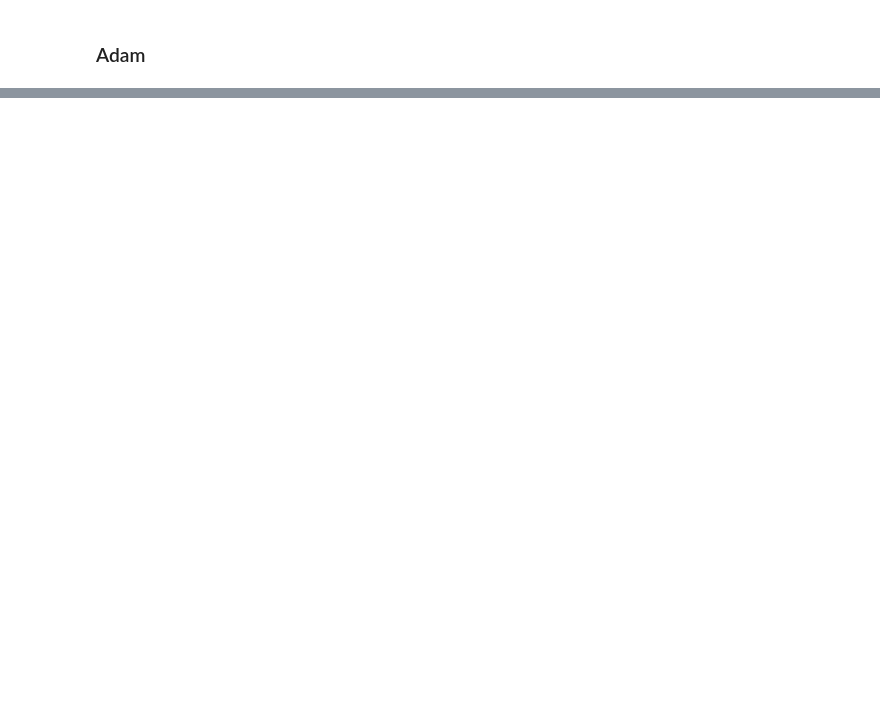
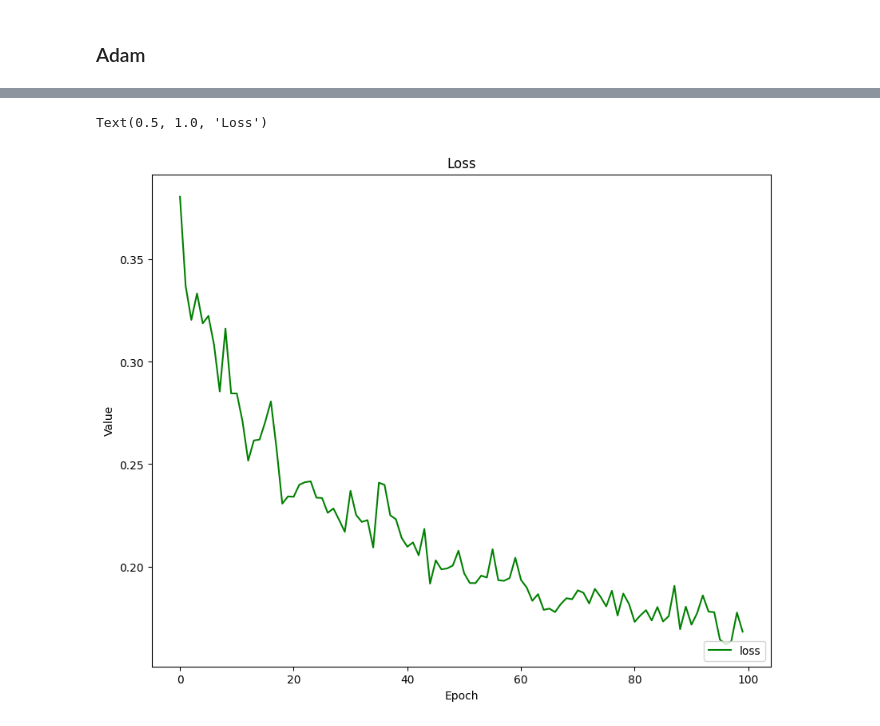
Before and after one commit to ShedovaNastya/BVT2203_project_workshop, a Jupyter notebook: notebooks_neural_networks.ipynb, the cells around one changed output, grey strips where cells are left out. Cells and saved outputs as stored; diff of their text form; code cells hidden in the pictures; blank space fills up the shorter version.

```diff
--- a/notebooks_neural_networks.ipynb
+++ b/notebooks_neural_networks.ipynb
@@ -1480,0 +1480,16 @@ $$
+# %%
+class MNISTNet(torch.nn.Module):
+  def __init__(self, n_hidden_neurons):
+    super(MNISTNet, self).__init__()
+    self.fc1 = torch.nn.Linear(28*28, n_hidden_neurons)
+    self.act1 = torch.nn.Sigmoid()
+    self.fc2 = torch.nn.Linear(n_hidden_neurons, 10)#у нас 10 клаасов
+
+  def forward(self, x):
+    x = self.fc1(x)
+    x = self.act1(x)
+    x = self.fc2(x)
+    return x
+
+
+mnist_net = MNISTNet(100)
@@ -1480,0 +1504,4 @@ $$
+# %%
+device = torch.device('cuda:0' if torch.cuda.is_available()else 'cpu')
+mnist_net = mnist_net.to(device)
+list(mnist_net.parameters());
@@ -1480,0 +1573,9 @@ $$
+# %%
+plt.plot(test_loss_history, c = 'green', label = 'loss')
+plt.legend(loc = 'lower right')
+plt.xlabel('Epoch')
+plt.ylabel('Value')
+plt.title('Loss')
+# %% [output]
+Text(0.5, 1.0, 'Loss')
+[figure, added]
```
Also changed, not shown: parts of 44 cells of this notebook.
